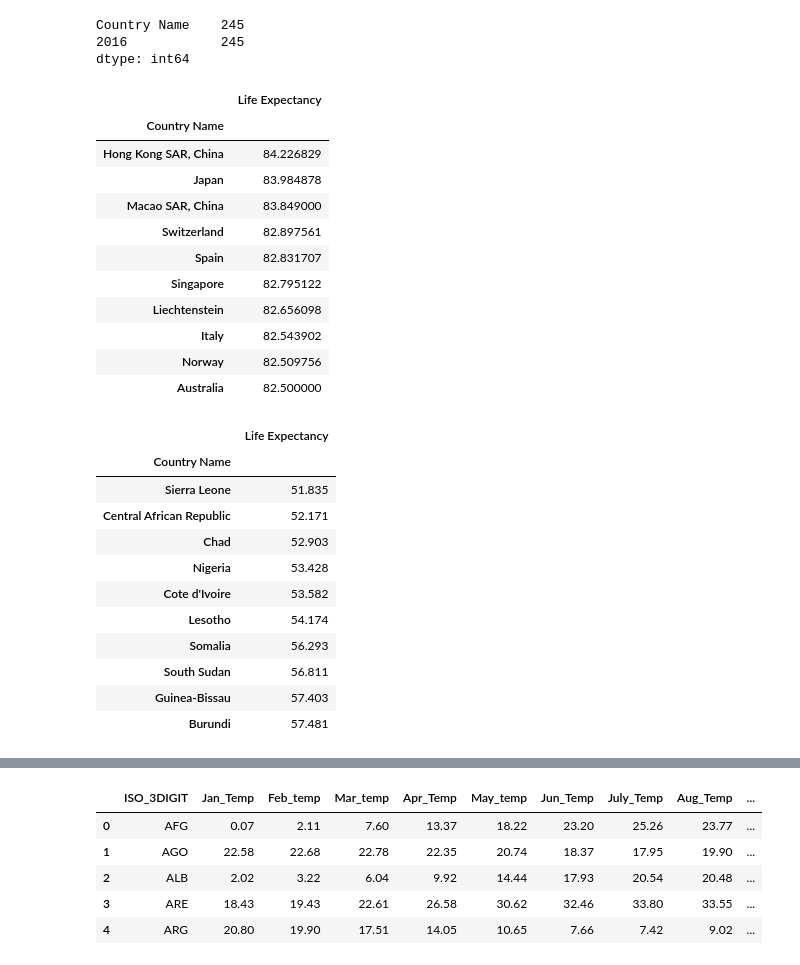
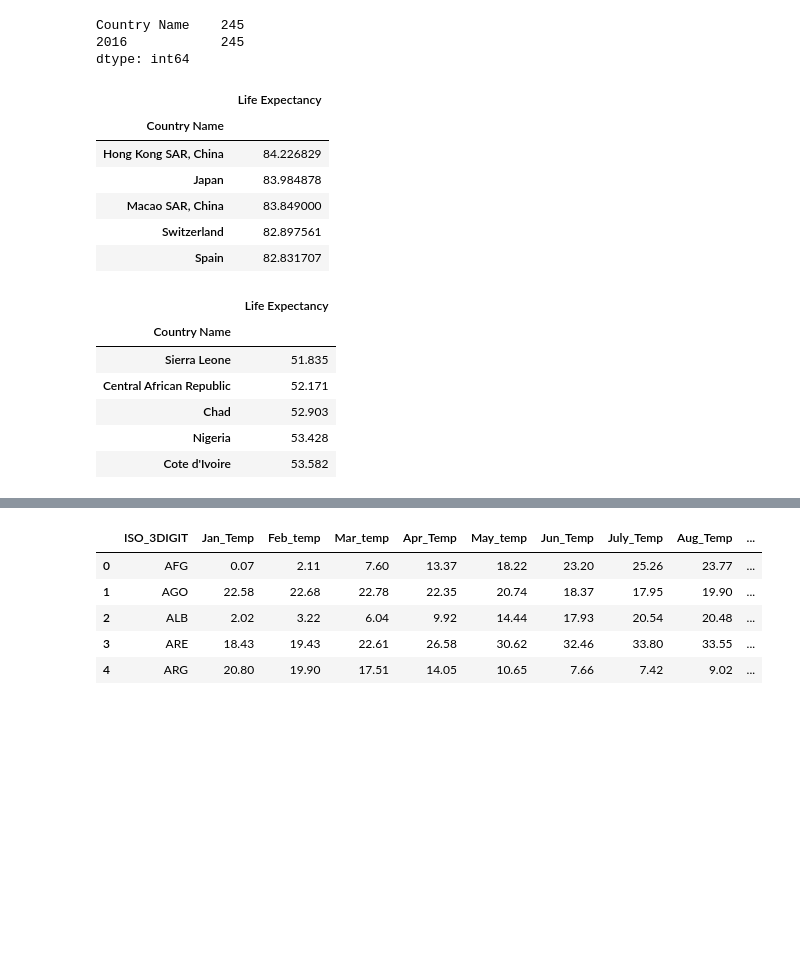
Before and after one commit to rdhaliwal96/group_collaboration, a Jupyter notebook: larisa/country_population_analysis.ipynb, the cells around one changed output, grey strips where cells are left out. Drawn from its saved outputs; the diff is of its cells as text; code cells hidden in the pictures; blank space fills up the shorter version.

```diff
--- a/larisa/country_population_analysis.ipynb
+++ b/larisa/country_population_analysis.ipynb
@@ -45,26 +27,21 @@ dtype: int64
 # %%
 top_life_expectancy_2016 = life_expectancy_2016.sort_values(by='2016', ascending=False)
 top_life_expectancy_2016 = top_life_expectancy_2016.set_index("Country Name")
 top_life_expectancy_2016 = top_life_expectancy_2016.rename(columns={'2016': 'Life Expectancy'})
-top_life_expectancy_2016.head(10)
+top_life_expectancy_2016.head()
 # %% [output]
 |  | Life Expectancy |
 | Country Name |  |
 | Hong Kong SAR, China | 84.226829 |
 | Japan | 83.984878 |
 | Macao SAR, China | 83.849000 |
 | Switzerland | 82.897561 |
 | Spain | 82.831707 |
-| Singapore | 82.795122 |
-| Liechtenstein | 82.656098 |
-| Italy | 82.543902 |
-| Norway | 82.509756 |
-| Australia | 82.500000 |
 # %%
 bottom_life_expectancy_2016 = life_expectancy_2016.sort_values(by='2016', ascending=True)
 bottom_life_expectancy_2016 = bottom_life_expectancy_2016.set_index("Country Name")
 bottom_life_expectancy_2016 = bottom_life_expectancy_2016.rename(columns={'2016': 'Life Expectancy'})
-bottom_life_expectancy_2016.head(10)
+bottom_life_expectancy_2016.head()
 # %% [output]
 |  | Life Expectancy |
 | Country Name |  |
@@ -73,11 +50,6 @@ bottom_life_expectancy_2016.head(10)
 | Chad | 52.903 |
 | Nigeria | 53.428 |
 | Cote d'Ivoire | 53.582 |
-| Lesotho | 54.174 |
-| Somalia | 56.293 |
-| South Sudan | 56.811 |
-| Guinea-Bissau | 57.403 |
-| Burundi | 57.481 |
 # %%
 plt.rcParams['xtick.top'] = plt.rcParams['xtick.labeltop'] = True
 plt.rcParams['axes.titlepad'] = 40
```
Also changed, not shown: parts of 7 cells of this notebook, 2 other files.
